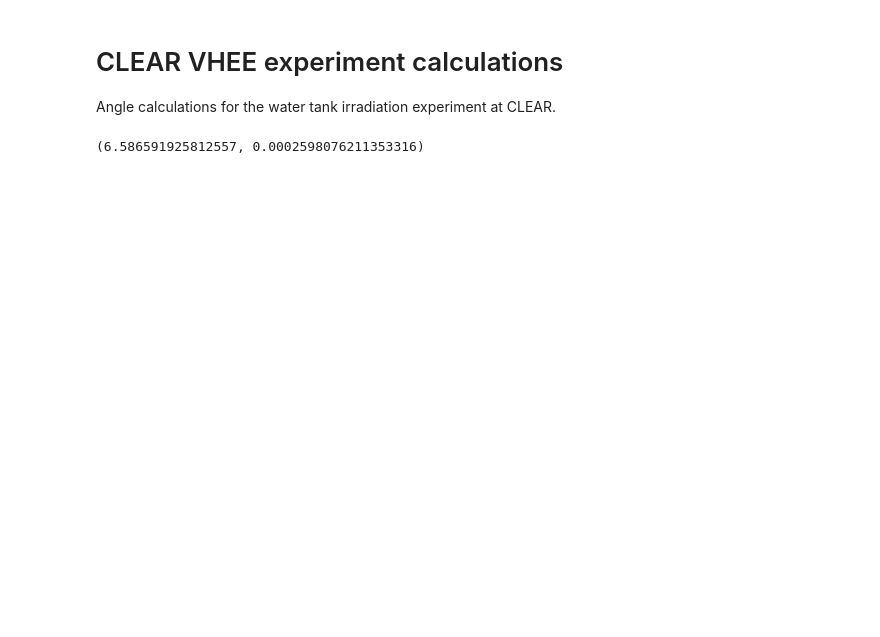
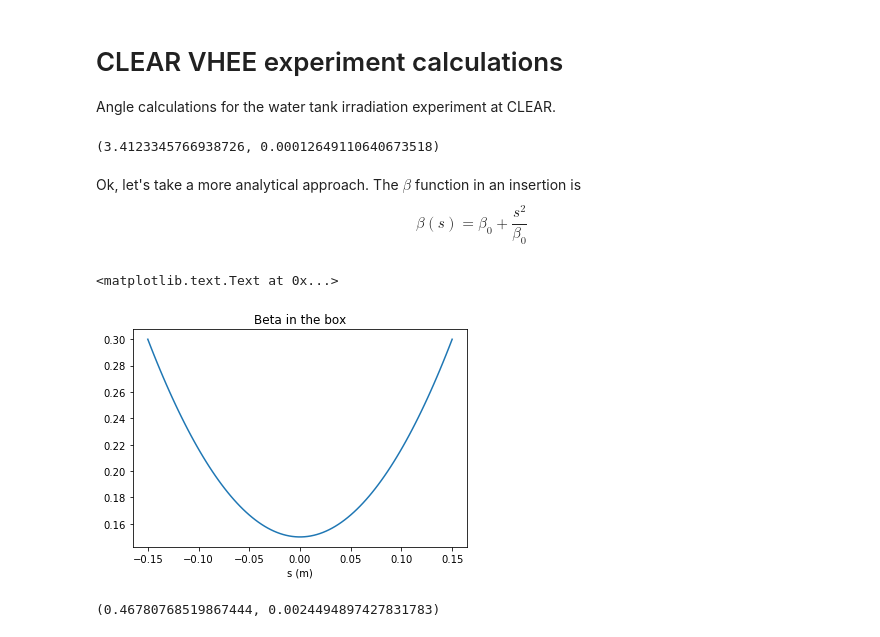
Before and after one commit to esenes/CLEAR-irradiation-water-tank, a Jupyter notebook: CLEAR VHEE.ipynb, the cells around one changed output. Cells and saved outputs as stored; diff of their text form; code cells hidden in the pictures; blank space fills up the shorter version.

```diff
--- a/CLEAR VHEE.ipynb
+++ b/CLEAR VHEE.ipynb
@@ -25,6 +27,25 @@ def getAngleAndSize(beta_entrance, beta_centre, emittance, distance):
     size = 2*np.sqrt(beta_centre*emittance)
     return angle, size
 # %%
-getAngleAndSize(20, 1.125e-3, 15e-6, 0.15)
+getAngleAndSize(20, 1e-3, 4e-6, 0.15)
 # %% [output]
-(6.586591925812557, 0.0002598076211353316)
+(3.4123345766938726, 0.00012649110640673518)
+# %% [markdown]
+Ok, let's take a more analytical approach. The $\beta$ function in an insertion is
+$$\beta(s) = \beta_0 + \frac{s^2}{\beta_0}$$
+# %%
+def beta_IP(s, beta0):
+    return beta0 + (s**2/beta0)
+# %%
+xx = np.linspace(-0.15, 0.15, 100)
+yy = beta_IP(xx, 0.15)
+plt.plot(xx,yy,'-')
+plt.xlabel('s (m)')
+plt.title('Beta in the box')
+# %% [output]
+<matplotlib.text.Text at 0x...>
+[figure, added]
+# %%
+getAngleAndSize(0.3, 0.15, 10e-6, 0.15)
+# %% [output]
+(0.46780768519867444, 0.0024494897427831783)
```
Also changed, not shown: parts of 18 cells of this notebook, 16 other files.
